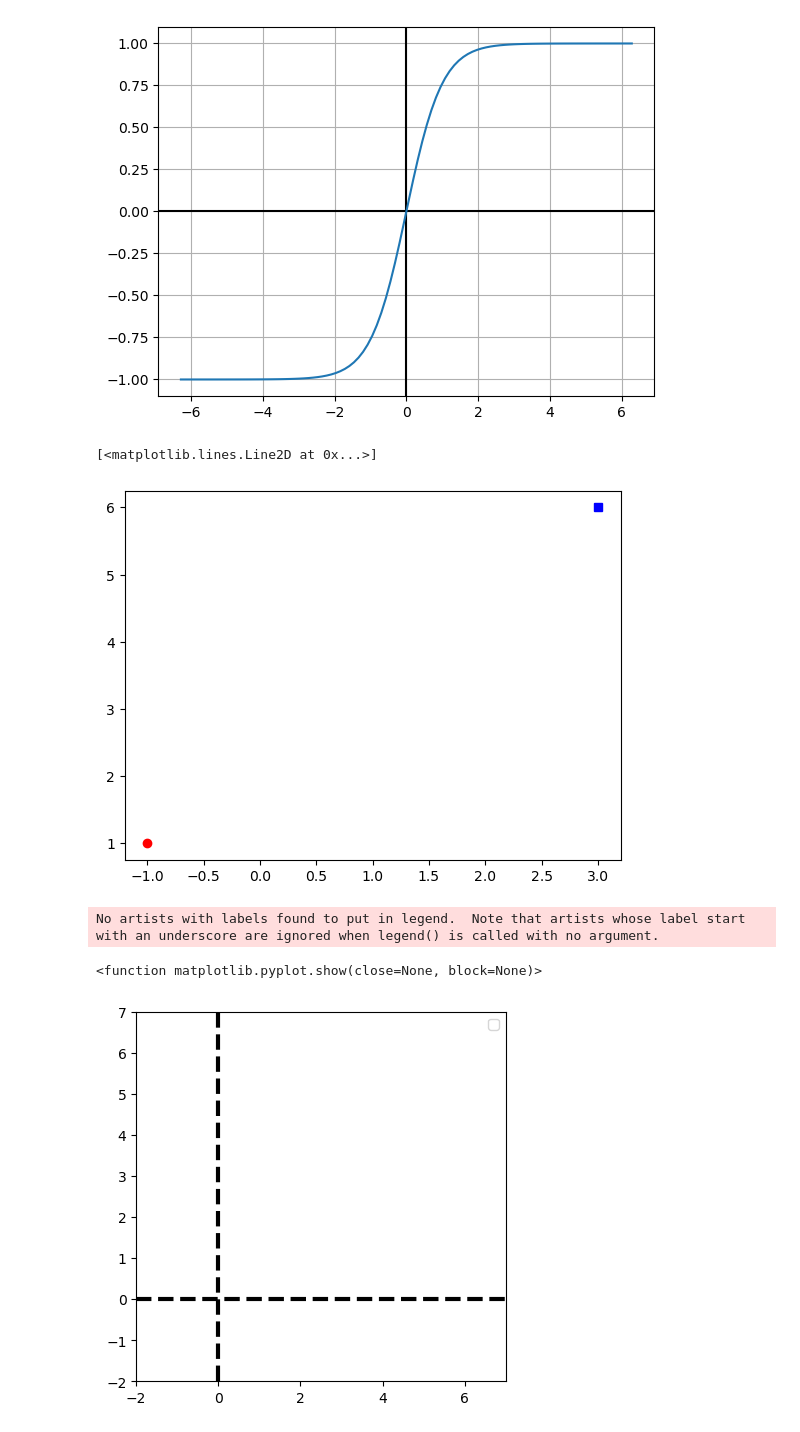
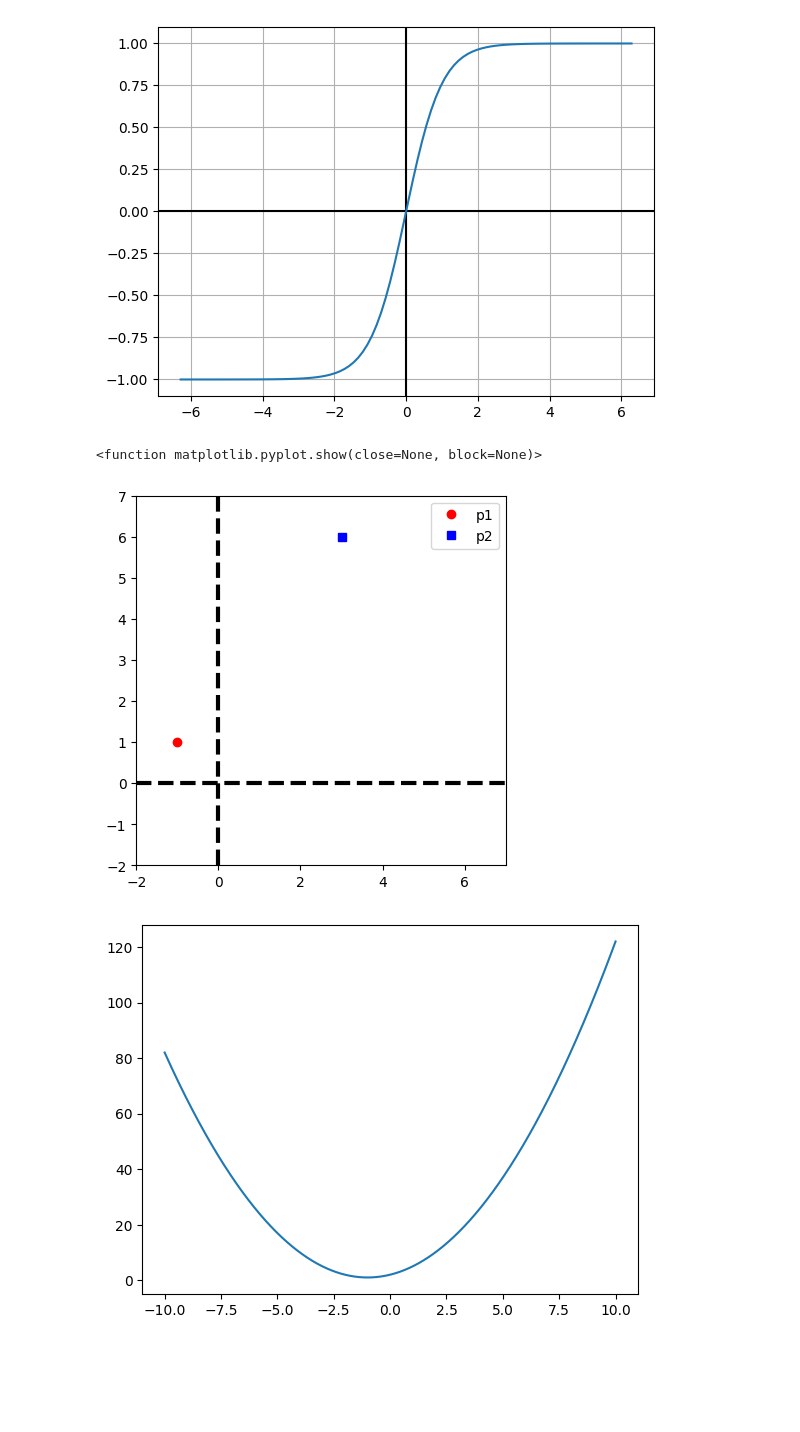
Before and after one commit to KAUSHAL0391/CSMLab, a Jupyter notebook: test.ipynb, the cells around one changed output. Drawn from its saved outputs; the diff is of its cells as text; code cells hidden in the pictures; blank space fills up the shorter version.

```diff
--- a/test.ipynb
+++ b/test.ipynb
@@ -143,19 +139,24 @@ m = (p2[1]-p1[1])/(p2[0]-p1[0])
 # %%
+p1 = [-1,1]
+p2 = [3,6]
+m = (p2[1]-p1[1])/(p2[0]-p1[0])
 plt.plot(p2[1]-p1[1]),(p2[0]-p1[0], 'k')
 plt.plot(p1[0],p1[1], 'ro', label='p1')
 plt.plot(p2[0],p2[1], 'bs', label='p2')
+plt.plot([-2,7],[0,0],'k--',linewidth='3')
+plt.plot([0,0],[-2,7],'k--',linewidth='3')
+plt.xlim([-2,7])
+plt.ylim([-2,7])
+plt.legend()
+plt.gca().set_aspect('equal')
+plt.show
 # %% [output]
-[<matplotlib.lines.Line2D at 0x...>]
+<function matplotlib.pyplot.show(close=None, block=None)>
-[figure, old version]
+[figure, new version]
-# %%
-plt.plot([-2,7],[0,0],'k--',linewidth='3')
-plt.plot([0,0],[-2,7],'k--',linewidth='3')
-plt.xlim([-2,7])
-plt.ylim([-2,7])
-plt.legend()
-plt.gca().set_aspect('equal')
-plt.show
-# %% [output]
-No artists with labels found to put in legend.  Note that artists whose label start with an underscore are ignored when legend() is called with no argument.
-<function matplotlib.pyplot.show(close=None, block=None)>
-[figure, removed]
+# %%
+x = np.linspace(-10,10,10000)
+y = x**2+2*x+2
+fig, ax = plt.subplots()
+a = ax.plot(x,y)
+# %% [output]
+[figure, added]
```
Also changed, not shown: parts of 7 cells of this notebook.
